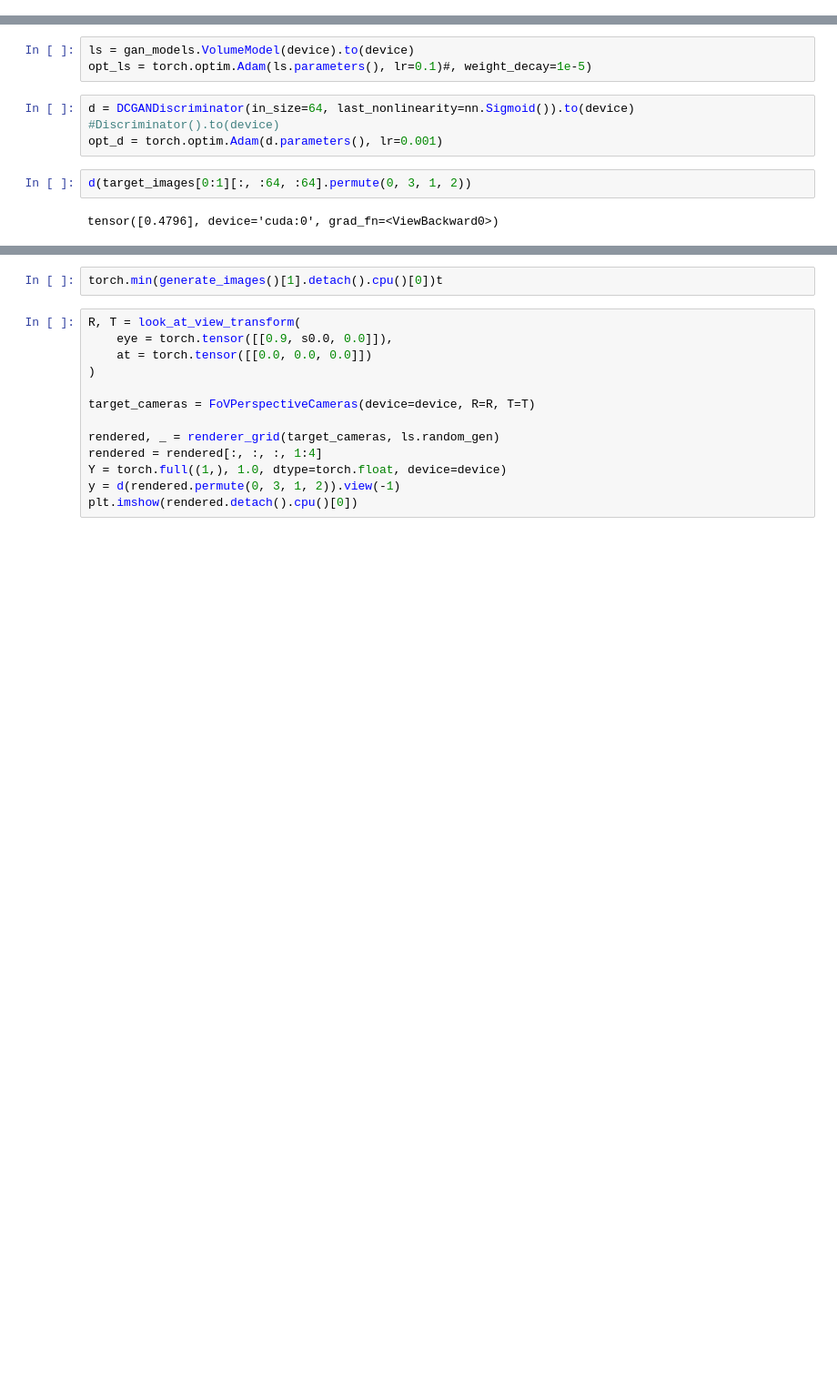
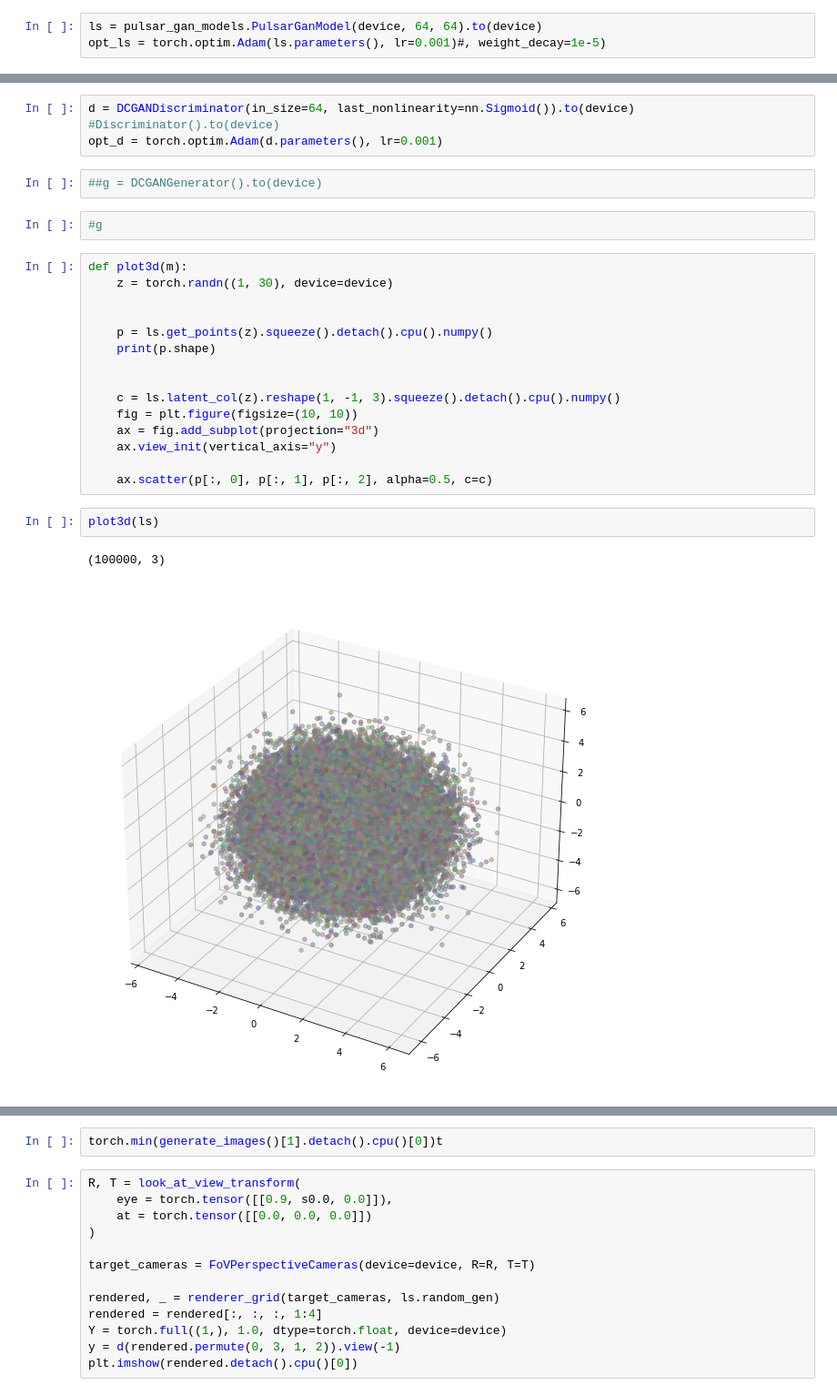
Before and after one commit to kaimerra/geometry, a Jupyter notebook: notebooks/ganulation.ipynb, the cells around one changed output, grey strips where cells are left out. Shown at 91% size. Cells and saved outputs as stored; diff of their text form; blank space fills up the shorter version.

```diff
--- a/notebooks/ganulation.ipynb
+++ b/notebooks/ganulation.ipynb
@@ -20 +40,4 @@ from kaigeo import datasets, nerf_models, gan_models
+# %%
+ls = pulsar_gan_models.PulsarGanModel(device, 64, 64).to(device)
+opt_ls = torch.optim.Adam(ls.parameters(), lr=0.001)#, weight_decay=1e-5)
 # %%
@@ -37,10 +50,27 @@ print(len(target_images))
-# %%
-ls = gan_models.VolumeModel(device).to(device)
-opt_ls = torch.optim.Adam(ls.parameters(), lr=0.1)#, weight_decay=1e-5)
 # %%
 d = DCGANDiscriminator(in_size=64, last_nonlinearity=nn.Sigmoid()).to(device) #Discriminator().to(device)
 opt_d = torch.optim.Adam(d.parameters(), lr=0.001)
-# %%
-d(target_images[0:1][:, :64, :64].permute(0, 3, 1, 2))
-# %% [output]
-tensor([0.4796], device='cuda:0', grad_fn=<ViewBackward0>)
+# %%
+##g = DCGANGenerator().to(device)
+# %%
+#g
+# %%
+def plot3d(m):
+    z = torch.randn((1, 30), device=device)
+
+
+    p = ls.get_points(z).squeeze().detach().cpu().numpy()
+    print(p.shape)
+
+
+    c = ls.latent_col(z).reshape(1, -1, 3).squeeze().detach().cpu().numpy()
+    fig = plt.figure(figsize=(10, 10))
+    ax = fig.add_subplot(projection="3d")
+    ax.view_init(vertical_axis="y")
+
+    ax.scatter(p[:, 0], p[:, 1], p[:, 2], alpha=0.5, c=c)
+# %%
+plot3d(ls)
+# %% [output]
+(100000, 3)
+[figure, added]
```
Also changed, not shown: parts of 23 cells of this notebook, 3 other files.
